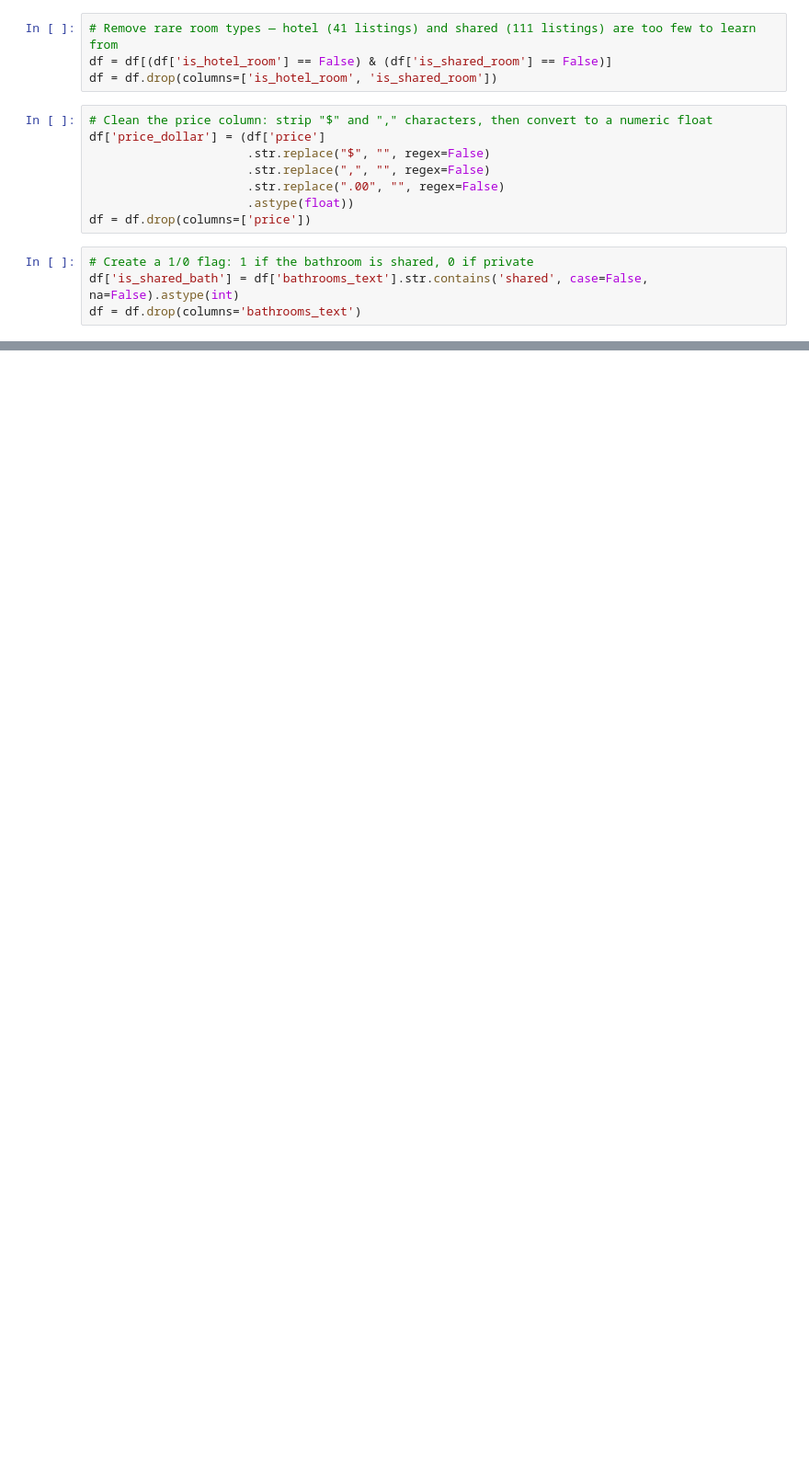
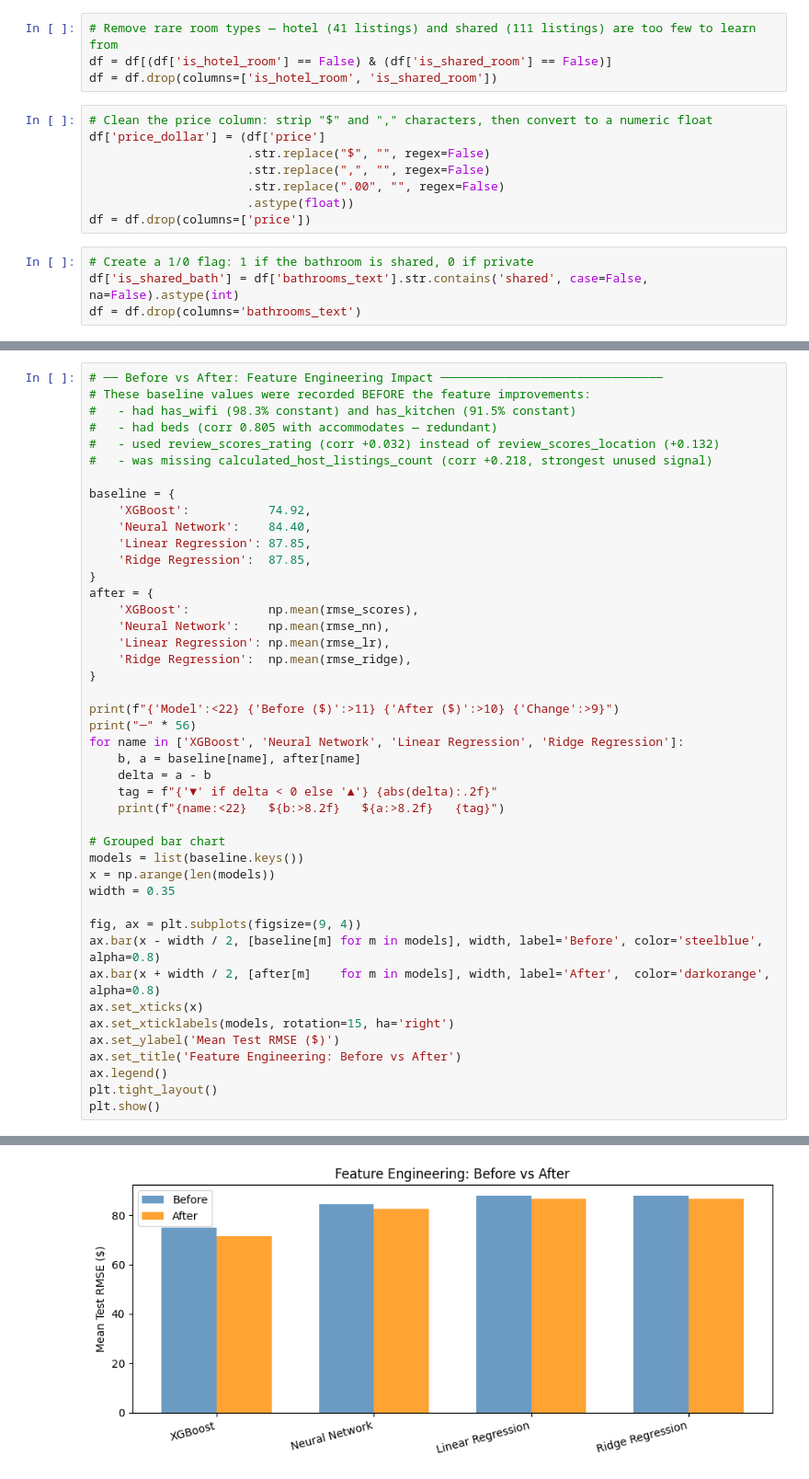
Before and after one commit to pa19duxu/AirbnbPrices, a Jupyter notebook: Prediction.ipynb, the cells around one changed output, grey strips where cells are left out. Shown at 92% size. Cells and saved outputs as stored; diff of their text form; blank space fills up the shorter version.

```diff
--- a/Prediction.ipynb
+++ b/Prediction.ipynb
@@ -260,0 +516,45 @@ df["amenities_filtered"] = df["amenities"].apply(safe_parse).apply(
+# %%
+# ── Before vs After: Feature Engineering Impact ───────────────────────────────
+# These baseline values were recorded BEFORE the feature improvements:
+#   - had has_wifi (98.3% constant) and has_kitchen (91.5% constant)
+#   - had beds (corr 0.805 with accommodates — redundant)
+#   - used review_scores_rating (corr +0.032) instead of review_scores_location (+0.132)
+#   - was missing calculated_host_listings_count (corr +0.218, strongest unused signal)
+
+baseline = {
+    'XGBoost':           74.92,
+    'Neural Network':    84.40,
+    'Linear Regression': 87.85,
+    'Ridge Regression':  87.85,
+}
+after = {
+    'XGBoost':           np.mean(rmse_scores),
+    'Neural Network':    np.mean(rmse_nn),
+    'Linear Regression': np.mean(rmse_lr),
+    'Ridge Regression':  np.mean(rmse_ridge),
+}
+
+print(f"{'Model':<22} {'Before ($)':>11} {'After ($)':>10} {'Change':>9}")
+print("─" * 56)
+for name in ['XGBoost', 'Neural Network', 'Linear Regression', 'Ridge Regression']:
+    b, a = baseline[name], after[name]
+    delta = a - b
+    tag = f"{'▼' if delta < 0 else '▲'} {abs(delta):.2f}"
+    print(f"{name:<22}   ${b:>8.2f}   ${a:>8.2f}   {tag}")
+
+# Grouped bar chart
+models = list(baseline.keys())
+x = np.arange(len(models))
+width = 0.35
+
+fig, ax = plt.subplots(figsize=(9, 4))
+ax.bar(x - width / 2, [baseline[m] for m in models], width, label='Before', color='steelblue',  alpha=0.8)
+ax.bar(x + width / 2, [after[m]    for m in models], width, label='After',  color='darkorange', alpha=0.8)
+ax.set_xticks(x)
+ax.set_xticklabels(models, rotation=15, ha='right')
+ax.set_ylabel('Mean Test RMSE ($)')
+ax.set_title('Feature Engineering: Before vs After')
+ax.legend()
+plt.tight_layout()
+plt.show()
+# %% [output]
@@ -260,0 +567 @@ df["amenities_filtered"] = df["amenities"].apply(safe_parse).apply(
+[figure, added]
```
Also changed, not shown: parts of 18 cells of this notebook.
